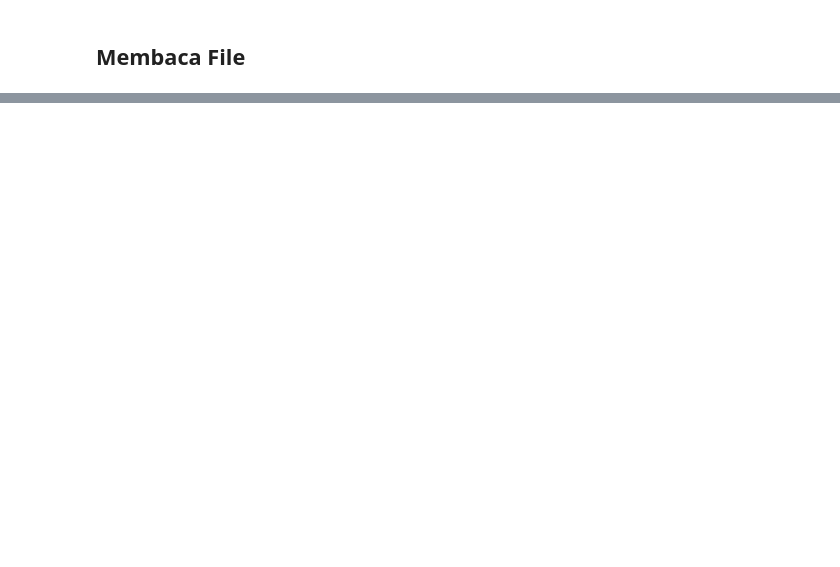
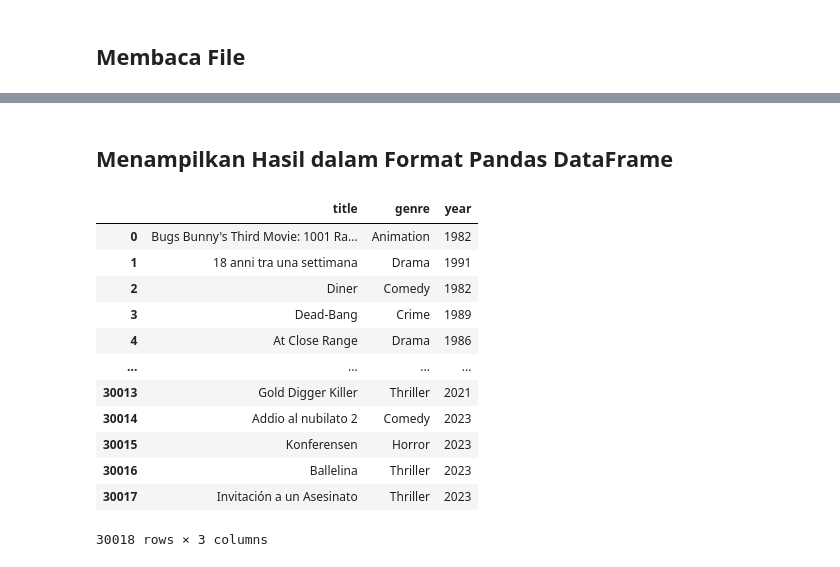
Before and after one commit to Kaniaraa/tubesPempar, a Jupyter notebook: SessionSpark.ipynb, the cells around one changed output, grey strips where cells are left out. Cells and saved outputs as stored; diff of their text form; code cells hidden in the pictures; blank space fills up the shorter version.

```diff
--- a/SessionSpark.ipynb
+++ b/SessionSpark.ipynb
@@ -21,2 +81,2 @@ df.show(5, truncate=False)
 # %%
-spark.sql("SELECT title, genre, year FROM movies WHERE year >= 1980").show()
+res = spark.sql("SELECT title, genre, year FROM movies WHERE year >= 1980")
@@ -22,0 +105,18 @@ spark.sql("SELECT title, genre, year FROM movies WHERE year >= 1980").show()
+# %% [markdown]
+## Menampilkan Hasil dalam Format Pandas DataFrame
+# %%
+res.toPandas()
+# %% [output]
+|  | title | genre | year |
+| 0 | Bugs Bunny's Third Movie: 1001 Ra... | Animation | 1982 |
+| 1 | 18 anni tra una settimana | Drama | 1991 |
+| 2 | Diner | Comedy | 1982 |
+| 3 | Dead-Bang | Crime | 1989 |
+| 4 | At Close Range | Drama | 1986 |
+| ... | ... | ... | ... |
+| 30013 | Gold Digger Killer | Thriller | 2021 |
+| 30014 | Addio al nubilato 2 | Comedy | 2023 |
+| 30015 | Konferensen | Horror | 2023 |
+| 30016 | Ballelina | Thriller | 2023 |
+| 30017 | Invitación a un Asesinato | Thriller | 2023 |
+30018 rows × 3 columns
```
Also changed, not shown: parts of 16 cells of this notebook.
